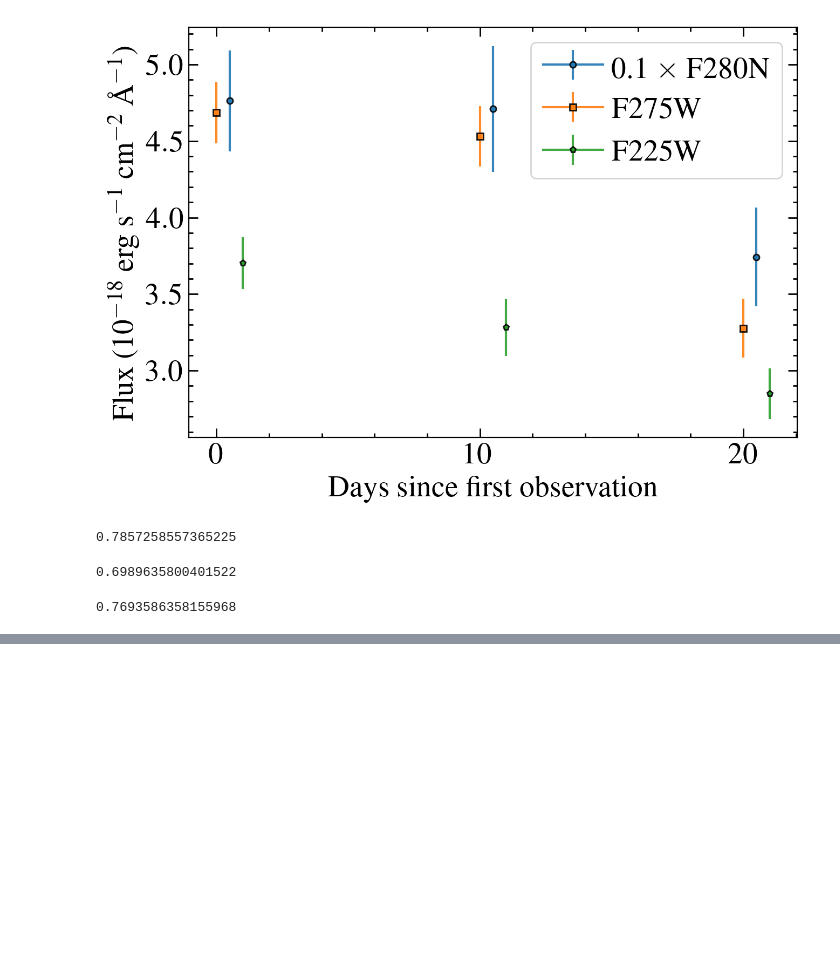
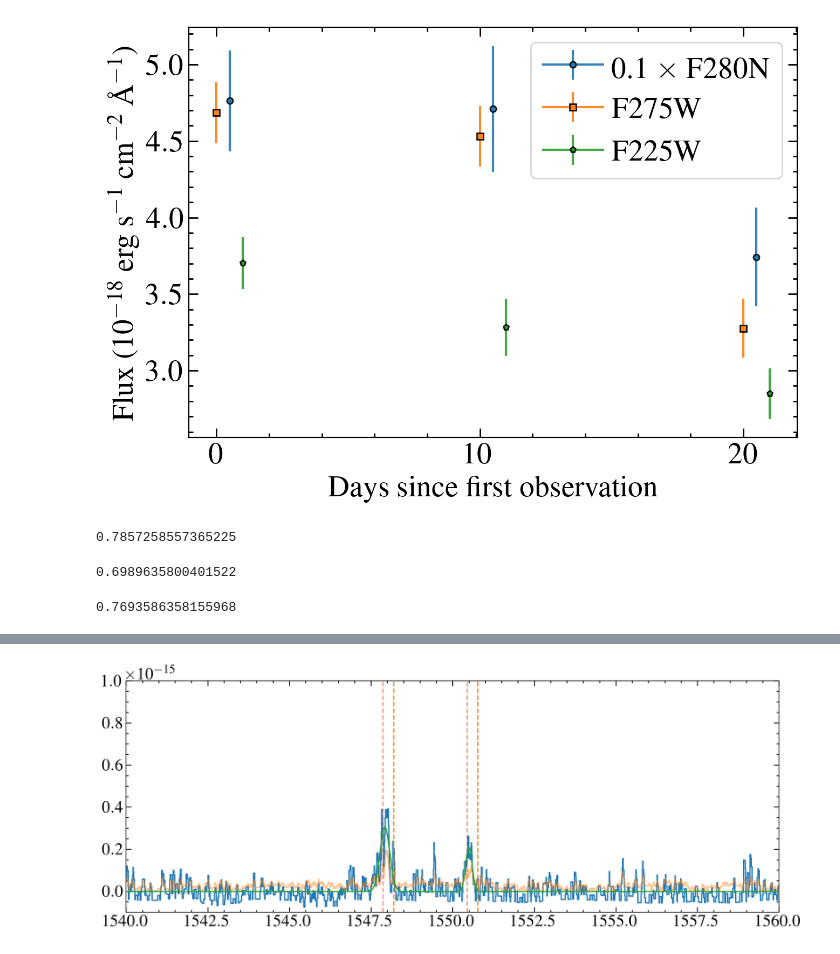
Before and after one commit to davidjwilson/SEDs, a Jupyter notebook: trappist-1/hst_photometry/science.ipynb, the cells around one changed output, grey strips where cells are left out. Cells and saved outputs as stored; diff of their text form; code cells hidden in the pictures; blank space fills up the shorter version.

```diff
--- a/trappist-1/hst_photometry/science.ipynb
+++ b/trappist-1/hst_photometry/science.ipynb
@@ -1049,0 +1253,84 @@ fig.savefig('plots/wfc3_average_visits.pdf')
+# %%
+fig, ax = plt.subplots()
+# ax.step(w, f, where='mid')
+# ax.step(w, e, where='mid', alpha = 0.5)
+
+
+ax.set_xlim(1540, 1560)
+ax.set_ylim(-1e-16, 1e-15)
+
+
+
+
+fitter = fitting.LevMarLSQFitter()
+
+civ = [1548.195, 1550.77]
+# os = [6.08e-01, 3.03e-01]
+
+mask = (w > 1540) & (w < 1560)
+wn, fn, en = w[mask], f[mask], e[mask]
+
+ax.step(wn, fn, where='mid')
+ax.step(wn, en, where='mid', alpha = 0.5)
+
+# plt.plot(wp, fp)
+# plt.yscale('log')
+[plt.axvline(line, ls='--', c='C1') for line in civ]
+
+lines = np.copy(civ)
+
+mod = models.Const1D(0)#, fixed=dict(amplitude=True))
+for line in lines:
+    line_guess = (-63*u.km/u.s).to(u.AA, equivalencies = u.doppler_optical(line*u.AA)).value
+    mod = mod+  models.Gaussian1D(amplitude=np.max(f)/2, mean = line_guess, stddev=1)
+    # mod = mod + functional_models.Voigt1D(x_0=line_guess, amplitude_L=np.max(fn), fwhm_G=1, fwhm_L=1, bounds=dict(amplitude_L=[0, 1]))
+    # plt.axvline(line, ls='--', c='C2', alpha =0.5)
+    plt.axvline(line_guess, ls='--', c='C3', alpha =0.5)
+
+def tiedfunc0(mod):
+    mean = mod.mean_1.value+np.diff(lines)
+    return mean
+
+
+def tiedfunc1(mod):
+    x_0 = mod.x_0_1.value+np.diff(lines)
+    # fwhm_G = mod.fwhm_G_1.value
+    return x_0
+
+def tiedfwhmg(mod):
+    fwhm_G = mod.fwhm_G_1.value
+    return fwhm_G
+
+def tiedfwhml(mod):
+    fwhm_L = mod.fwhm_L_1.value
+    return fwhm_L
+
+# def tiedamp(mod):
+#     amplitude_L = mod.amplitude_L_1.value/(os[0]/os[1])
+#     return amplitude_L
+
+def tiedamp(mod):
+    amplitude = mod.amplitude_1.value/(os[0]/os[1])
+    return amplitude
+
+mod.mean_2.tied=tiedfunc0
+# mod.x_0_2.tied=tiedfunc1
+# mod.fwhm_G_2.tied=tiedfwhmg
+# mod.fwhm_L_2.tied=tiedfwhml
+# mod.amplitude_2.tied = tiedamp
+
+gg_fit = fitter(mod, wn, fn, maxiter=100000)
+
+# print(gg_fit)
+
+
+if type(fitter.fit_info['param_cov']) == np.ndarray:
+#     print('hooray!')
+    fit_e = np.sqrt(np.diag(fitter.fit_info['param_cov']))
+    print(fit_e)
+
+ax.plot(wn, gg_fit(wn))
+gg_fit
+
+print(np.trapz(gg_fit(wn), wn) - np.trapz(gg_fit[0](wn), wn))
+# %% [output]
@@ -1049,0 +1340 @@ fig.savefig('plots/wfc3_average_visits.pdf')
+[figure, added]
```
Also changed, not shown: parts of 9 cells of this notebook, 11 other files.
